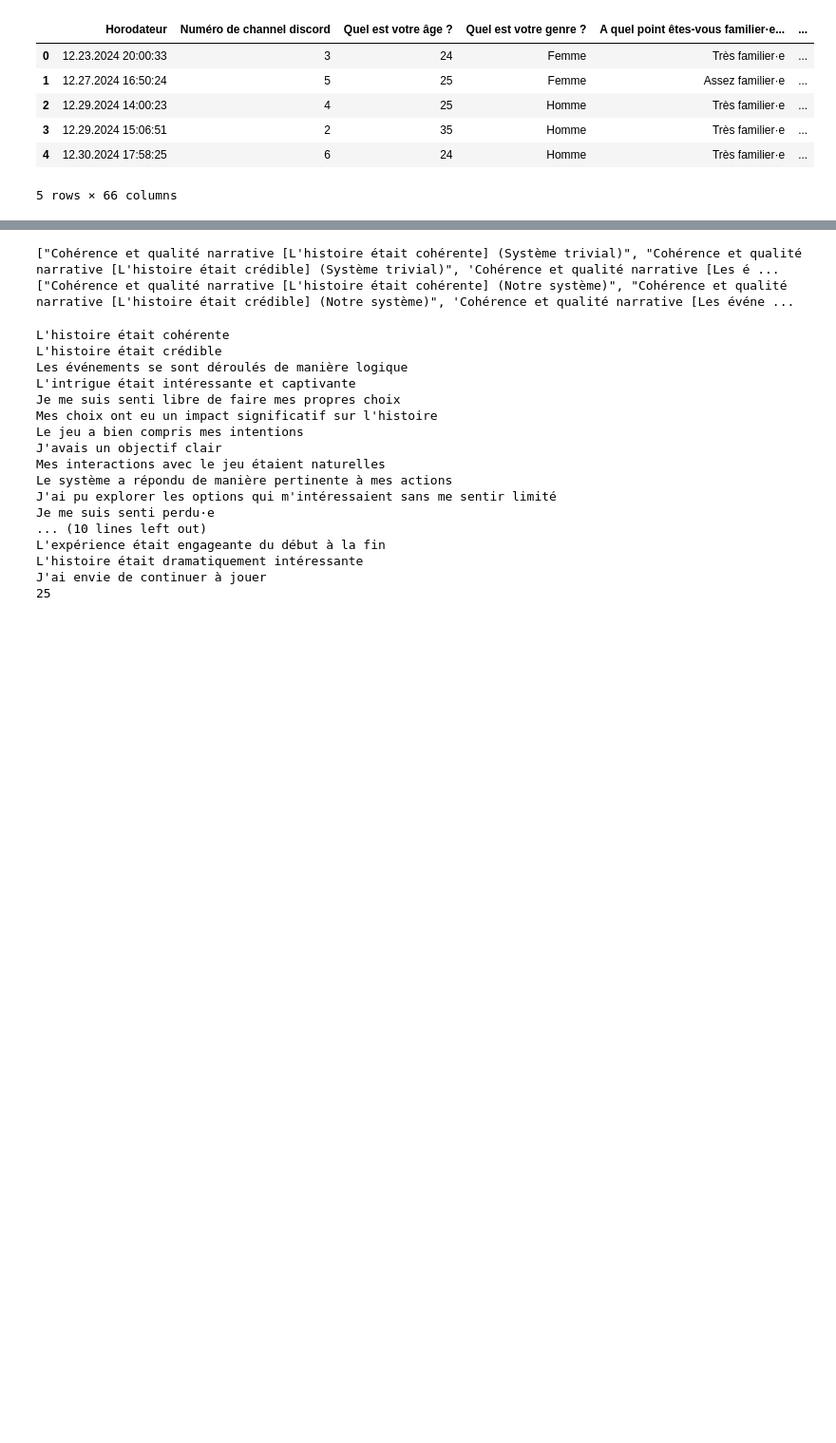
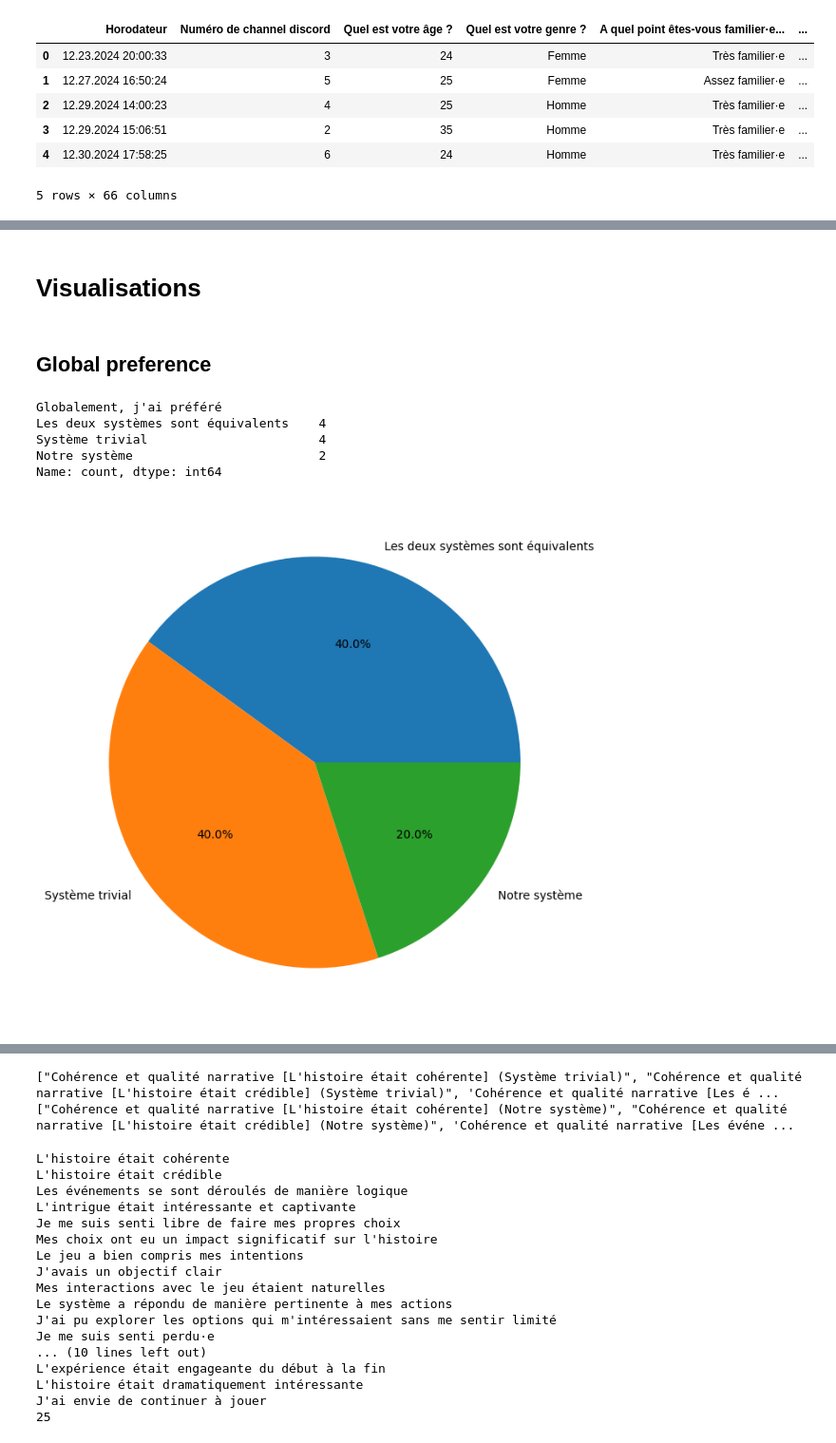
Before and after one commit to florian-rieder/procedural-stories, a Jupyter notebook: analysis/visualize_results.ipynb, the cells around one changed output, grey strips where cells are left out. Shown at 95% size. Saved outputs shown, nothing was run; the diff lists cells and outputs as text; code cells hidden in the pictures; blank space fills up the shorter version.

```diff
--- a/analysis/visualize_results.ipynb
+++ b/analysis/visualize_results.ipynb
@@ -80,0 +54,23 @@ plt.show()
+# %% [markdown]
+# Visualisations
+# %% [markdown]
+## Global preference
+# %%
+plt.figure(figsize=(8, 8))
+
+preferences = df["Globalement, j'ai préféré"]
+preferences = preferences.replace(
+    {"Le système A": "Système trivial", "Le système B": "Notre système"}
+)
+
+print(preferences.value_counts())
+preferences.value_counts().plot(kind="pie", autopct="%1.1f%%")
+plt.ylabel("")  # Remove y-label for cleaner look
+plt.show()
+# %% [output]
+Globalement, j'ai préféré
+Les deux systèmes sont équivalents    4
+Système trivial                       4
+Notre système                         2
+Name: count, dtype: int64
+[figure, added]
```
Also changed, not shown: parts of 11 cells of this notebook, 17 other files.
